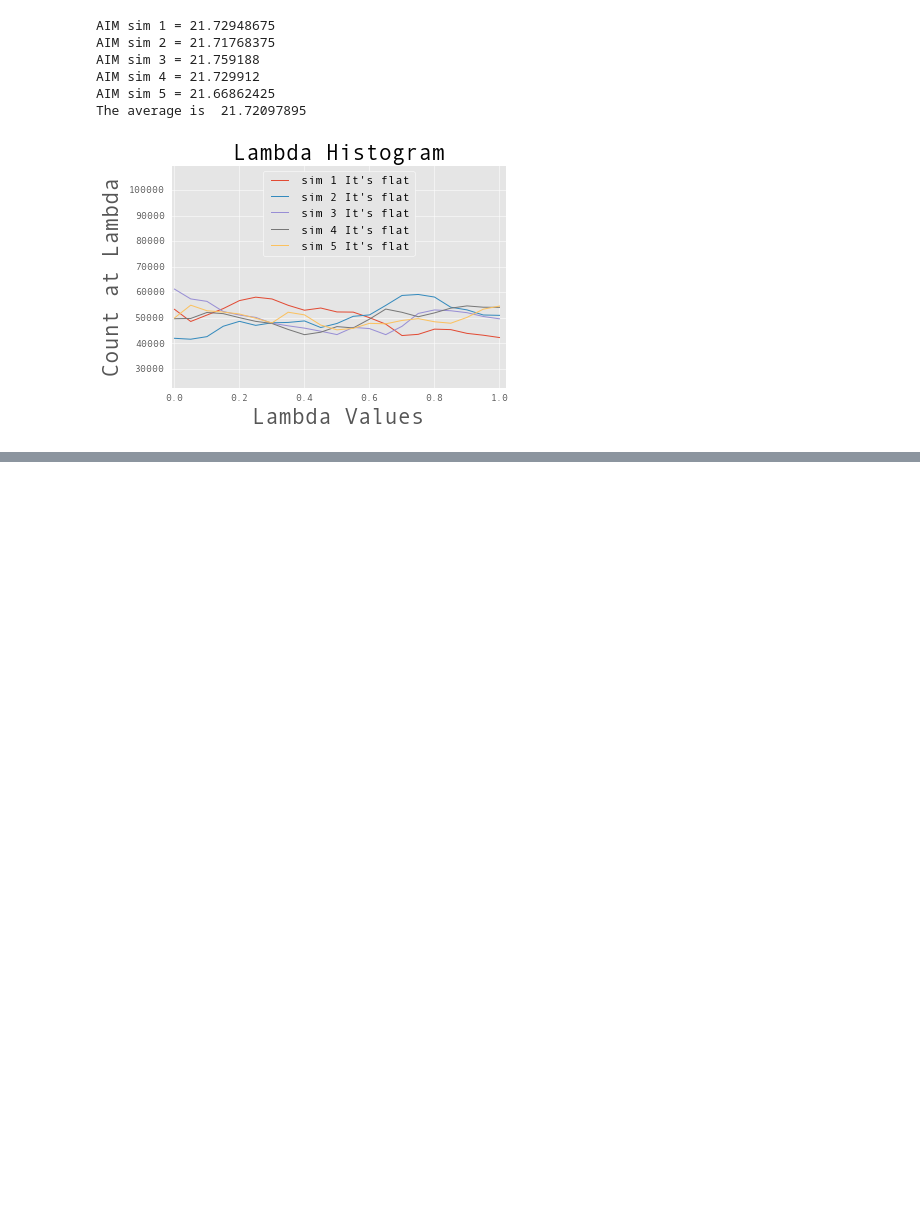
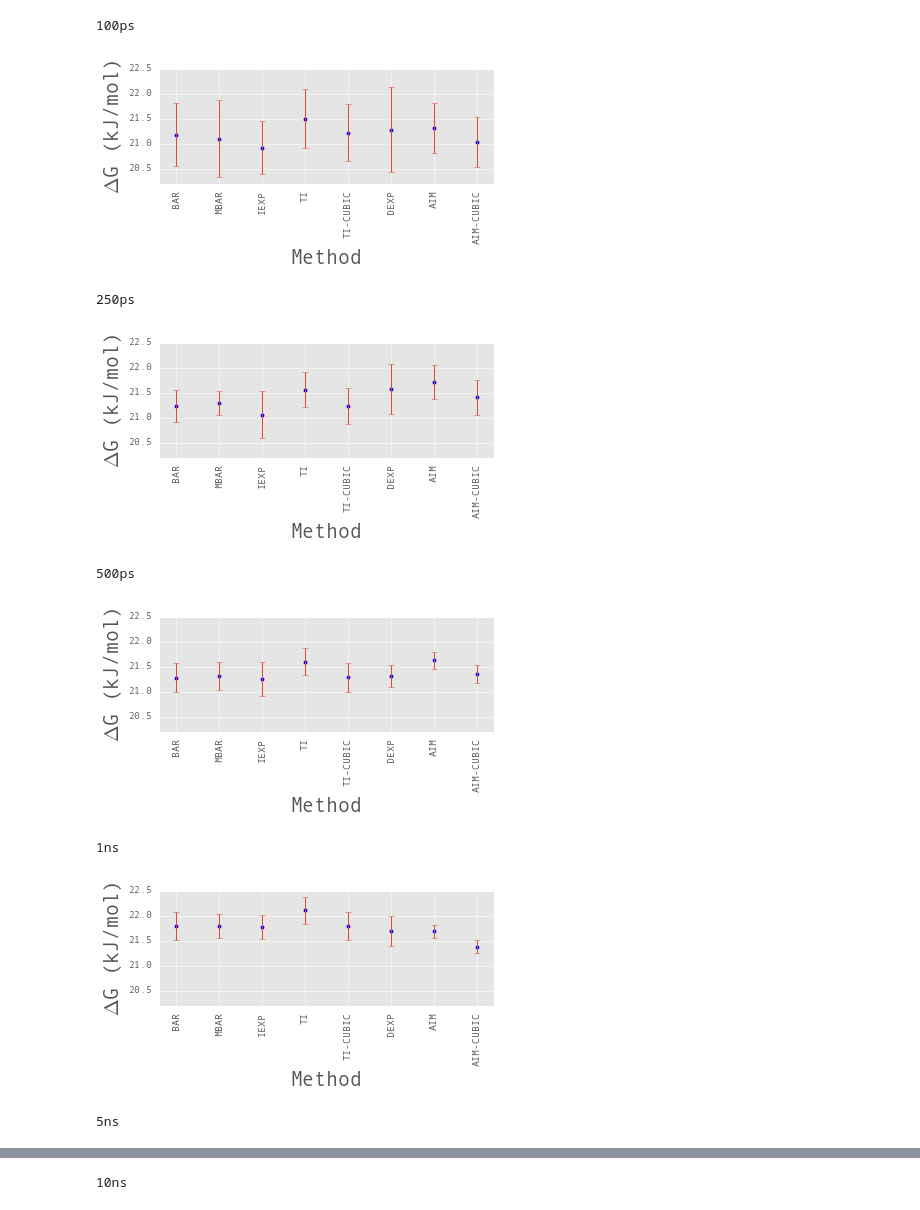
Before and after one commit to bioSandMan/gmx514, a Jupyter notebook: Gromacs514AIM.ipynb, the cells around one changed output, grey strips where cells are left out. Saved outputs shown, nothing was run; the diff lists cells and outputs as text; code cells hidden in the pictures; blank space fills up the shorter version.

```diff
--- a/Gromacs514AIM.ipynb
+++ b/Gromacs514AIM.ipynb
@@ -118,21 +324,0 @@ def get_AIM(file_in, coulLambdas, vdwLambdas,label):
-# %%
-# need the lambda arrays
-coulLambdas = np.array([0.0, 0.2, 0.4, 0.6, 0.8, 1.0, 1.0, 1.0, 1.0, 1.0, 1.0, 1.0, 1.0, 1.0, 1.0, 1.0, 1.0, 1.0, 1.0, 1.0, 1.0])
-vdwLambdas = np.array([0.0, 0.0, 0.0, 0.0, 0.0, 0.0, 0.1, 0.2, 0.3, 0.4, 0.5, 0.55, 0.6, 0.65, 0.7, 0.75, 0.8, 0.85, 0.9, 0.95, 1.0])
-
-totals = []
-for i in range(5):
-    file_in = "aimgpu0"+str(i+1)+".out"
-    aim = get_AIM(file_in, coulLambdas,vdwLambdas,str(i+1))
-    print "AIM sim "+str(i+1)+" = "+str(aim)
-    totals.append(aim)
-
-print "The average is ",np.array(totals).mean()
-# %% [output]
-AIM sim 1 = 21.72948675
-AIM sim 2 = 21.71768375
-AIM sim 3 = 21.759188
-AIM sim 4 = 21.729912
-AIM sim 5 = 21.66862425
-The average is  21.72097895
-[figure, removed]
@@ -138,0 +338,49 @@ The average is  21.72097895
+# %%
+# collect AIM results
+# need the lambda arrays
+times = ['1ns','5ns','10ns']
+names = ["N","CoulL","VdwL","Count","G","dG","dGCoulL","dGVdwL"]
+
+for j in times:
+    totals = []
+    cubics = []
+    for i in range(5):
+        file_in = "/Users/ChrisM/Documents/workspace/AIM/{0}/aimgpu0{1}.out".format(j, str(i+1))
+        aim, aim_cubic = quad_AIM(file_in, names)
+        totals.append(aim)
+        cubics.append(aim_cubic)
+    results[j]['AIM'] = np.array(totals)
+    results[j]['AIM-CUBIC'] = np.array(cubics)
+# %%
+# collect AIM results
+# need the lambda arrays
+times = ['100ps','250ps','500ps']
+names = ["N","CoulL","VdwL","Count","G","dG","AIMCount","dGCoulL","dGVdwL"]
+
+for j in times:
+    totals = []
+    cubics = []
+    for i in range(5):
+        file_in = "/Users/ChrisM/Documents/workspace/AIM/{0}/aimgpu0{1}.out".format(j, str(i+1))
+        aim, aim_cubic = quad_AIM(file_in, names)
+        totals.append(aim)
+        cubics.append(aim_cubic)
+    results[j]['AIM'] = np.array(totals)
+    results[j]['AIM-CUBIC'] = np.array(cubics)
+# %%
+# plot the error bars
+times = ['100ps','250ps','500ps','1ns','5ns','10ns']
+
+for j in times:
+    print(j)
+    plot_errorbars(results[j],ymin=20.2, ymax=22.5)
+# %% [output]
+100ps
+[figure, added]
+250ps
+[figure, added]
+500ps
+[figure, added]
+1ns
+[figure, added]
+5ns
@@ -138,0 +388 @@ The average is  21.72097895
+10ns
```
Also changed, not shown: parts of 13 cells of this notebook.
